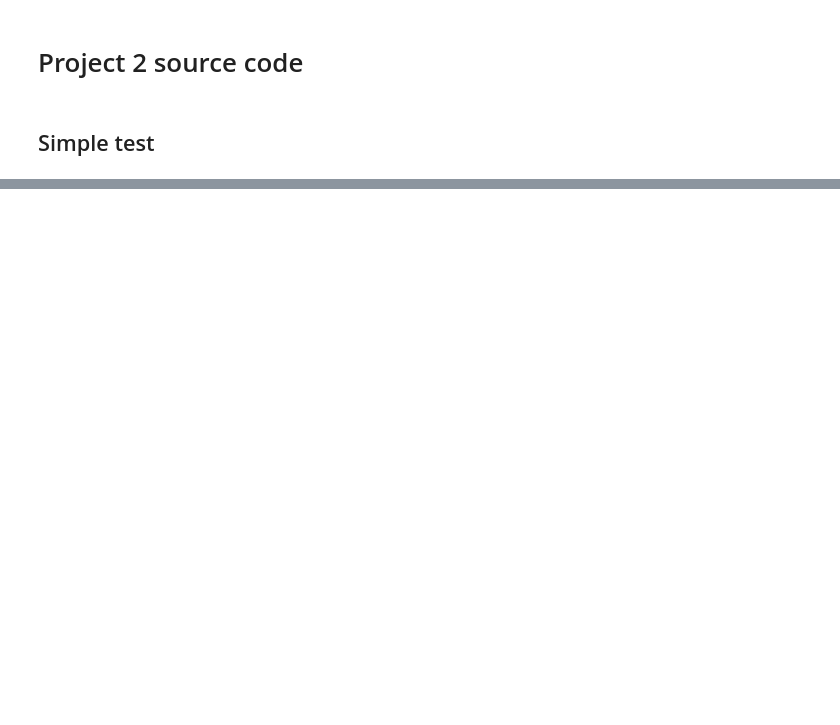
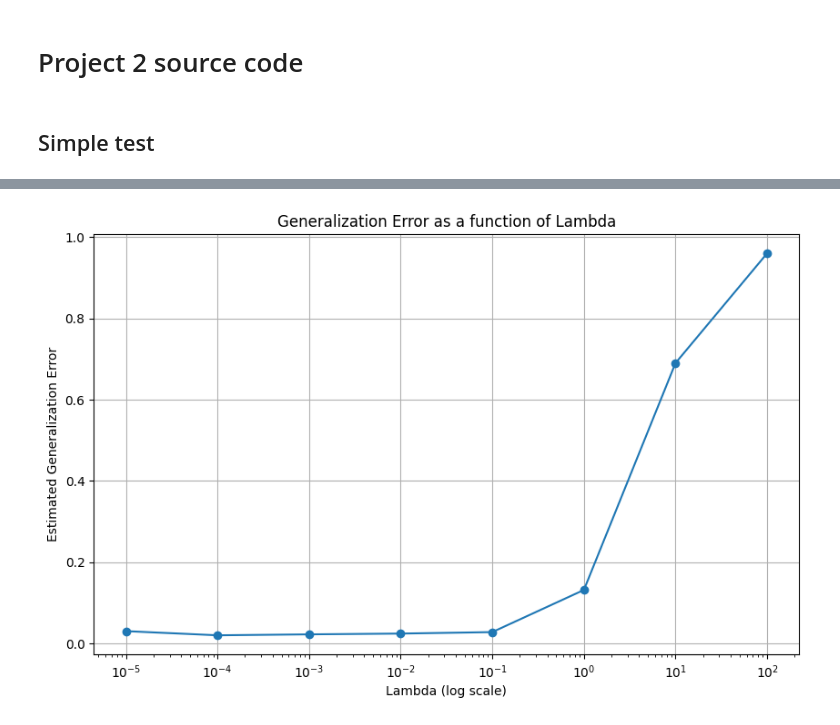
Before and after one commit to vietnhprivat/mldm02450, a Jupyter notebook: src.ipynb, the cells around one changed output, grey strips where cells are left out. Drawn from its saved outputs; the diff is of its cells as text; code cells hidden in the pictures; blank space fills up the shorter version.

```diff
--- a/src.ipynb
+++ b/src.ipynb
@@ -317,0 +259,97 @@ Loss for fold 9: 0.34043633937835693
+# %%
+import numpy as np
+import torch
+import torch.nn as nn
+import torch.optim as optim
+from sklearn.model_selection import KFold
+from sklearn.datasets import make_regression
+from sklearn.preprocessing import StandardScaler
+
+# 1. Define the Linear Regression model in PyTorch.
+class LinearRegressionModel(nn.Module):
+    def __init__(self, input_dim):
+        super(LinearRegressionModel, self).__init__()
+        self.linear = nn.Linear(input_dim, 1)  # One output value
+
+    def forward(self, x):
+        return self.linear(x)
+
+# 2. Generate some synthetic data for regression using scikit-learn
+X, y = make_regression(n_samples=1000, n_features=10, noise=0.1, random_state=2)
+scaler = StandardScaler()
+X = scaler.fit_transform(X)
+y = scaler.fit_transform(y.reshape(-1, 1))[:, 0]  # Standardize y and convert back to 1D array
+
+# Convert the numpy arrays to PyTorch tensors
+X_torch = torch.from_numpy(X.astype(np.float32))
+y_torch = torch.from_numpy(y.astype(np.float32)).view(-1, 1)
+
+# 3. Set up the two-level cross-validation using scikit-learn's KFold for the outer and inner loops.
+K1, K2 = 5, 5  # Number of folds in the outer and inner cross-validation loops respectively
+outer_cv = KFold(n_splits=K1, shuffle=True, random_state=2)
+inner_cv = KFold(n_splits=K2, shuffle=True, random_state=2)
+
+# Assume models is a list of your S different models
+models = []
+
+# Lists to store the final errors for each outer fold
+test_errors = []
+count = 0
+
+# Define a range of lambda values
+lambdas = np.power(10.0, range(-5, 5)) # Adjust this range based on your specific problem
+
+# Lists to store the final errors for each lambda
+lambda_errors = []
+
+# Loop over lambda values
+for lambda_ in lambdas:
+    # Lists to store the final errors for each outer fold
+    test_errors = []
+    count = 0
+
+    # Outer cross-validation loop
+    for train_val_idx, test_idx in outer_cv.split(X_torch):
+        X_train_val, X_test = X_torch[train_val_idx], X_torch[test_idx]
+        y_train_val, y_test = y_torch[train_val_idx], y_torch[test_idx]
+
+        # Define model, criterion and optimizer
+        model = LinearRegressionModel(input_dim=X.shape[1])
+        criterion = nn.MSELoss()
+        optimizer = optim.SGD(model.parameters(), lr=0.01, weight_decay=lambda_)  # Apply L2 regularization
+
+        # Train the model
+        model.train()
+        for epoch in range(100):  # Run for 100 epochs
+            optimizer.zero_grad()
+            outputs = model(X_train_val)
+            loss = criterion(outputs, y_train_val)
+            loss.backward()
+            optimizer.step()
+
+        # Evaluate the model on the test set
+        model.eval()
+        with torch.no_grad():
+            predictions = model(X_test)
+            test_error = criterion(predictions, y_test).item()
+            # print('lambda', lambda_, 'outer fold', count, test_error)
+            count += 1
+        test_errors.append(test_error)
+
+    # Compute the mean test error across all outer folds
+    mean_test_error = np.mean(test_errors)
+    lambda_errors.append(mean_test_error)
+    print('lambda', lambda_, 'mean test error', mean_test_error)
+    print(min(lambda_errors))
+
+# Plot the estimated generalization error as a function of lambda
+import matplotlib.pyplot as plt
+plt.figure(figsize=(10, 6))
+plt.plot(lambdas, lambda_errors, marker='o')
+plt.xscale('log')
+plt.xlabel('Lambda (log scale)')
+plt.ylabel('Estimated Generalization Error')
+plt.title('Generalization Error as a function of Lambda')
+plt.grid(True)
+plt.show()
+# %% [output]
@@ -317,0 +376 @@ Loss for fold 9: 0.34043633937835693
+[figure, added]
```
Also changed, not shown: parts of 5 cells of this notebook.
